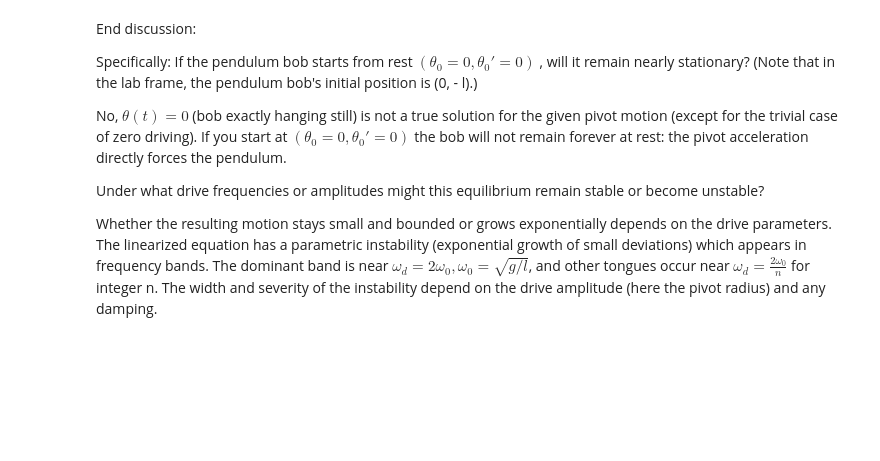
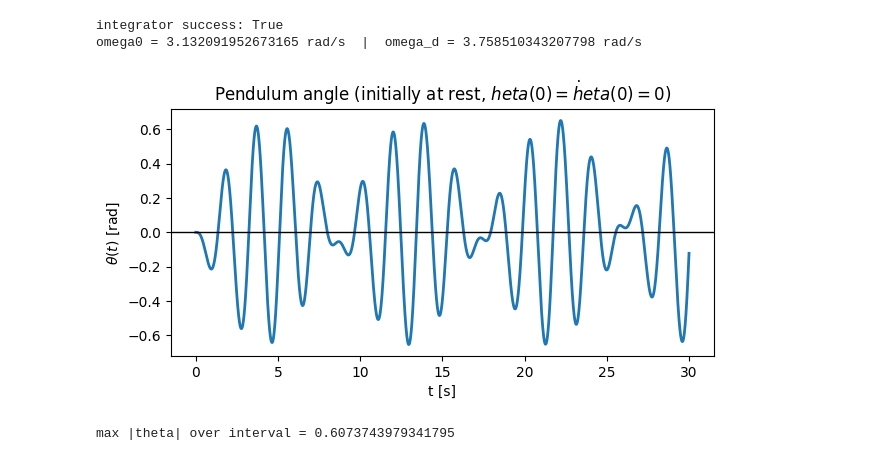
Before and after one commit to IntroComputationalPhysics-UNT/pivot-point-driven-pendulum-firebats2000, a Jupyter notebook: untitled2.ipynb, the cells around one changed output. Drawn from its saved outputs; the diff is of its cells as text; code cells hidden in the pictures; blank space fills up the shorter version.

```diff
--- a/untitled2.ipynb
+++ b/untitled2.ipynb
@@ -242,12 +68,8 @@ Analyze stability of the bob’s equilibrium and visualize its motion.
 # %%
-# Imports
-
 import numpy as np
 import matplotlib.pyplot as plt
 from scipy.integrate import solve_ivp
+from matplotlib.animation import FuncAnimation
 from IPython.display import HTML
-from matplotlib.animation import FuncAnimation
 
-# Configure inline graphics
-plt.rcParams["figure.figsize"] = (6, 4)
-plt.rcParams["font.size"] = 13
+np.set_printoptions(precision=6, suppress=True)
@@ -397,11 +75,0 @@ plt.show()
-# %% [markdown]
-End discussion:
-
-Specifically: If the pendulum bob starts from rest $(\theta_0 = 0, \theta_0' = 0)$ , will it remain nearly stationary? (Note that in the lab frame, the pendulum bob's initial position is (0, - l).)
-
-No, $\theta(t) = 0$ (bob exactly hanging still) is not a true solution for the given pivot motion (except for the trivial case of zero driving). If you start at $(\theta_0 = 0, \theta_0' = 0)$ the bob will not remain forever at rest: the pivot acceleration directly forces the pendulum.
-
-Under what drive frequencies or amplitudes might this equilibrium remain stable or become unstable?
-
-Whether the resulting motion stays small and bounded or grows exponentially depends on the drive parameters. The linearized equation has a parametric instability (exponential growth of small deviations) which appears in frequency bands. The dominant band is near $\omega_d = 2\omega_0, \omega_0 = \sqrt{g/l}$, and other tongues occur near $\omega_d = \frac{2\omega_0}{n}$ for integer
-n. The width and severity of the instability depend on the drive amplitude (here the pivot radius) and any damping.
@@ -407,0 +107,43 @@ n. The width and severity of the instability depend on the drive amplitude (here
+# %%
+def pendulum_rhs(t, y, g=g, l=l, omega_d=omega_d, A=0.1*l):
+    theta, theta_dot = y
+    xpp, ypp = pivot_xpp_ypp(t, omega_d=omega_d, A=A)
+    theta_ddot = -(g/l)*np.sin(theta) - (np.sin(theta)*ypp + np.cos(theta)*xpp)/l
+    return [theta_dot, theta_ddot]
+
+# initial state: at rest from the downward configuration (relative to the pivot)
+y0 = [0.0, 0.0]
+
+sol = solve_ivp(
+    fun=lambda t, y: pendulum_rhs(t, y, g=g, l=l, omega_d=omega_d),
+    t_span=(t_min, t_max),
+    y0=y0,
+    t_eval=t_eval,
+    dense_output=True,
+    rtol=1e-9,
+    atol=1e-12,
+    method='DOP853'
+)
+
+print('integrator success:', sol.success)
+print('omega0 =', omega0, 'rad/s  |  omega_d =', omega_d, 'rad/s')
+# %% [output]
+integrator success: True
+omega0 = 3.132091952673165 rad/s  |  omega_d = 3.758510343207798 rad/s
+# %%
+t = sol.t
+theta = sol.y[0]
+theta_dot = sol.y[1]
+
+fig, ax = plt.subplots(figsize=(7,3.2))
+ax.plot(t, theta, lw=2)
+ax.set_xlabel('t [s]')
+ax.set_ylabel(r'$\theta(t)$ [rad]')
+ax.axhline(0, color='k', lw=1)
+ax.set_title('Pendulum angle (initially at rest, $\theta(0)=\dot\theta(0)=0$)')
+plt.show()
+
+print('max |theta| over interval =', np.max(np.abs(np.sin(theta))))
+# %% [output]
+[figure, added]
+max |theta| over interval = 0.6073743979341795
```
Also changed, not shown: parts of 17 cells of this notebook.
